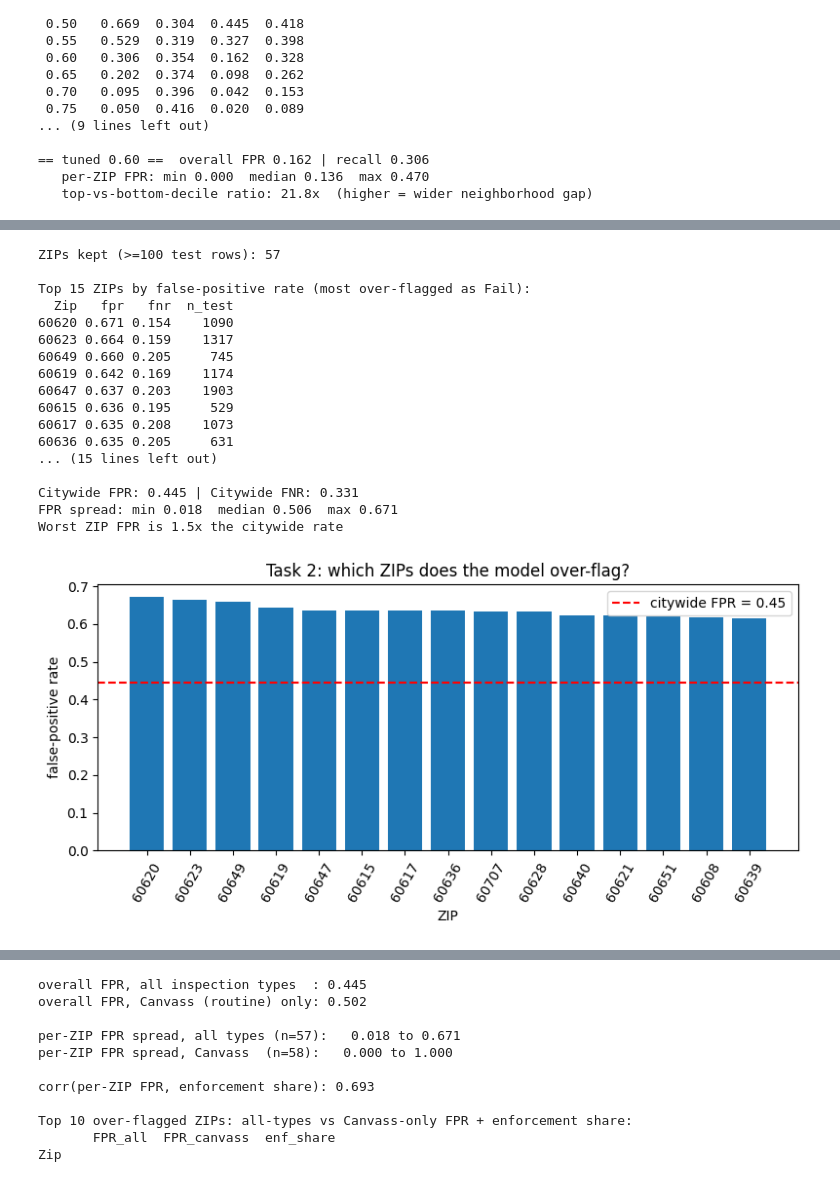
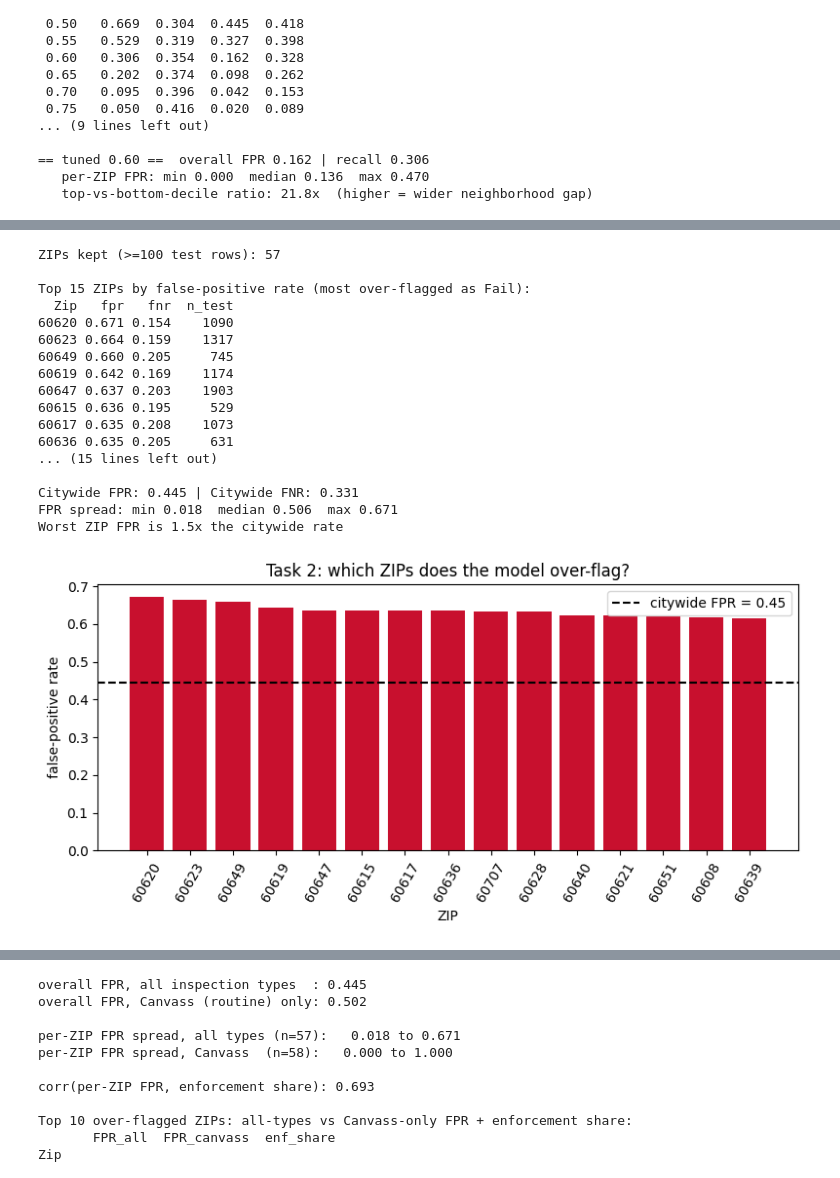
Before and after one commit to kh1z3r/chicago-food-inspections, a Jupyter notebook: food_inspections.ipynb, the cells around one changed output, grey strips where cells are left out. Cells and saved outputs as stored; diff of their text form; code cells hidden in the pictures.

```diff
--- a/food_inspections.ipynb
+++ b/food_inspections.ipynb
@@ -253,25 +357,18 @@ Risk_g            0.0361
 # %%
 from sklearn.metrics import average_precision_score
 
-# ── Does the model actually use the neighborhood? (with-ZIP vs without-ZIP) ──
-# We train the same Random Forest twice on the identical train/test split: once with Zip
-# as a feature, once with it removed. If dropping Zip barely changes performance, the model
-# is mostly leaning on the restaurant's own attributes (facility type, risk, inspection type) -
-# a good sign for fairness. If performance drops a lot, the model is leaning on neighborhood.
+# Does the model actually use the neighborhood? (with-ZIP vs without-ZIP)
+# The with-ZIP model is the Random Forest we already trained above (rf), reused here so the two
+# analyses can never drift apart. We train a second Random Forest that never sees ZIP, on the
+# identical split, and compare.
 #
-# We compare using PR-AUC (average precision), not recall alone. Recall by itself is
-# misleading here: dropping a feature can shift the recall/precision trade-off in either
-# direction at a fixed 0.5 threshold, without changing how good the model actually is.
-# PR-AUC summarizes performance across all thresholds, so it isolates whether Zip is
-# genuinely informative rather than just moving where the threshold happens to cut.
+# We compare using PR-AUC (average precision), not recall alone. Recall by itself is misleading
+# here: dropping a feature can shift the recall/precision trade-off in either direction at a fixed
+# 0.5 threshold without changing how good the model actually is. PR-AUC summarizes performance
+# across all thresholds, so it isolates whether Zip is genuinely informative.
 
 FEATURES_NO_ZIP = [f for f in FEATURES if f != "Zip"]
-
-rf_with_zip = make_pipe(
-    RandomForestClassifier(class_weight="balanced", n_estimators=150, random_state=42, n_jobs=-1),
-    FEATURES
-)
-rf_with_zip.fit(Xtr[FEATURES], ytr)
+rf_with_zip = rf   # reuse the model from section 6; identical config, no retraining
 
 rf_no_zip = make_pipe(
     RandomForestClassifier(class_weight="balanced", n_estimators=150, random_state=42, n_jobs=-1),
@@ -290,8 +387,8 @@ print(f"PR-AUC WITH Zip:    {pr_auc_with_zip:.4f}")
 print(f"PR-AUC WITHOUT Zip: {pr_auc_no_zip:.4f}")
 print(f"Change: {pr_auc_no_zip - pr_auc_with_zip:+.4f}")
 
-# How many individual predictions flip (Fail <-> not-Fail at the standard 0.5 cutoff)
-# when Zip is removed - a second, more concrete way to see how much Zip is driving decisions.
+# How many individual predictions flip (Fail <-> not-Fail at the standard 0.5 cutoff) when Zip
+# is removed - a second, more concrete way to see how much Zip is driving decisions.
 pred_with_zip = (proba_with_zip >= 0.5).astype(int)
 pred_no_zip   = (proba_no_zip >= 0.5).astype(int)
 n_flipped = (pred_with_zip != pred_no_zip).sum()
@@ -428,11 +575,10 @@ threshold sweep:
 from fairlearn.metrics import MetricFrame, false_positive_rate, false_negative_rate
 import matplotlib.pyplot as plt
 
-# ── Task 2: per-ZIP error rates (fairness check)  —  analysis by Jacob ──
+# Task 2: per-ZIP error rates (fairness check). Analysis by Jacob.
 # Break the model's mistakes down by neighborhood. A false POSITIVE = a place that passed but got
 # flagged as Fail (unearned scrutiny); a false NEGATIVE = a real Fail the model cleared (a missed risk).
 # We use the with-Zip model's predictions (pred_with_zip), since that's the actual model in question.
-# This is a different question from the flip analysis, so we don't reuse pred_no_zip here.
 
 mf = MetricFrame(
     metrics={"fpr": false_positive_rate, "fnr": false_negative_rate},
@@ -461,33 +607,33 @@ overall_fpr = false_positive_rate(yte, pred_with_zip)
 overall_fnr = false_negative_rate(yte, pred_with_zip)
 print(f"\nCitywide FPR: {overall_fpr:.3f} | Citywide FNR: {overall_fnr:.3f}")
 print(f"FPR spread: min {zip_fairness['fpr'].min():.3f}  "
       f"median {zip_fairness['fpr'].median():.3f}  max {zip_fairness['fpr'].max():.3f}")
 print(f"Worst ZIP FPR is {zip_fairness['fpr'].max()/overall_fpr:.1f}x the citywide rate")
 
 # chart: the 15 most over-flagged ZIPs against the citywide FPR line
 top = zip_fairness.head(15)
 plt.figure(figsize=(8, 4))
-plt.bar(top["Zip"].astype(str), top["fpr"])
-plt.axhline(overall_fpr, color="red", ls="--", label=f"citywide FPR = {overall_fpr:.2f}")
+plt.bar(top["Zip"].astype(str), top["fpr"], color="#C8102E")
+plt.axhline(overall_fpr, color="black", ls="--", label=f"citywide FPR = {overall_fpr:.2f}")
 plt.ylabel("false-positive rate"); plt.xlabel("ZIP")
 plt.title("Task 2: which ZIPs does the model over-flag?"); plt.xticks(rotation=60)
 plt.legend(); plt.tight_layout(); plt.show()
 # %% [output]
 ZIPs kept (>=100 test rows): 57
 
 Top 15 ZIPs by false-positive rate (most over-flagged as Fail):
   Zip   fpr   fnr  n_test
 60620 0.671 0.154    1090
 60623 0.664 0.159    1317
 60649 0.660 0.205     745
 60619 0.642 0.169    1174
 60647 0.637 0.203    1903
 60615 0.636 0.195     529
 60617 0.635 0.208    1073
 60636 0.635 0.205     631
 ... (15 lines left out)
 
 Citywide FPR: 0.445 | Citywide FNR: 0.331
 FPR spread: min 0.018  median 0.506  max 0.671
 Worst ZIP FPR is 1.5x the citywide rate
-[figure, old version]
+[figure, new version]
```
Also changed, not shown: parts of 42 cells of this notebook.
